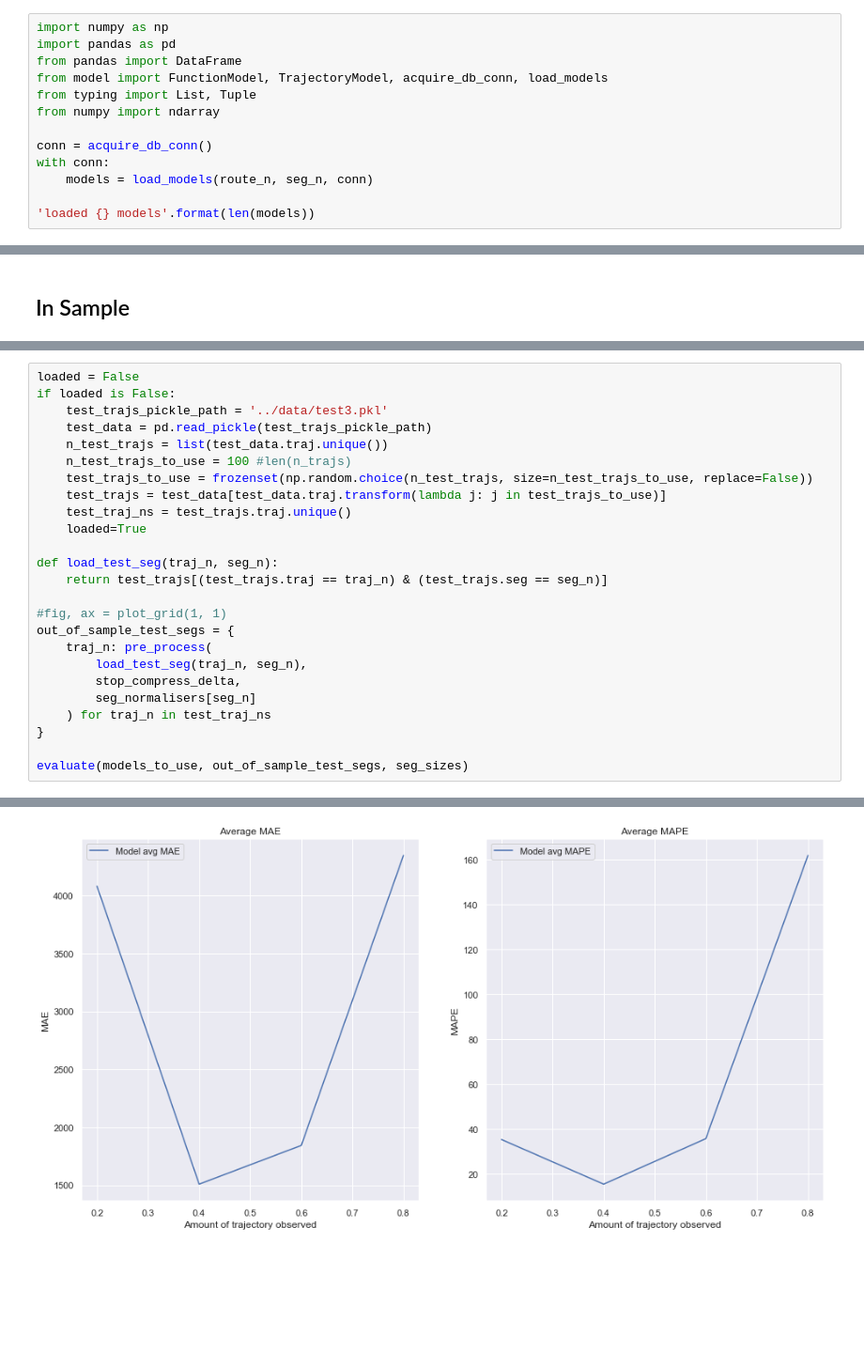
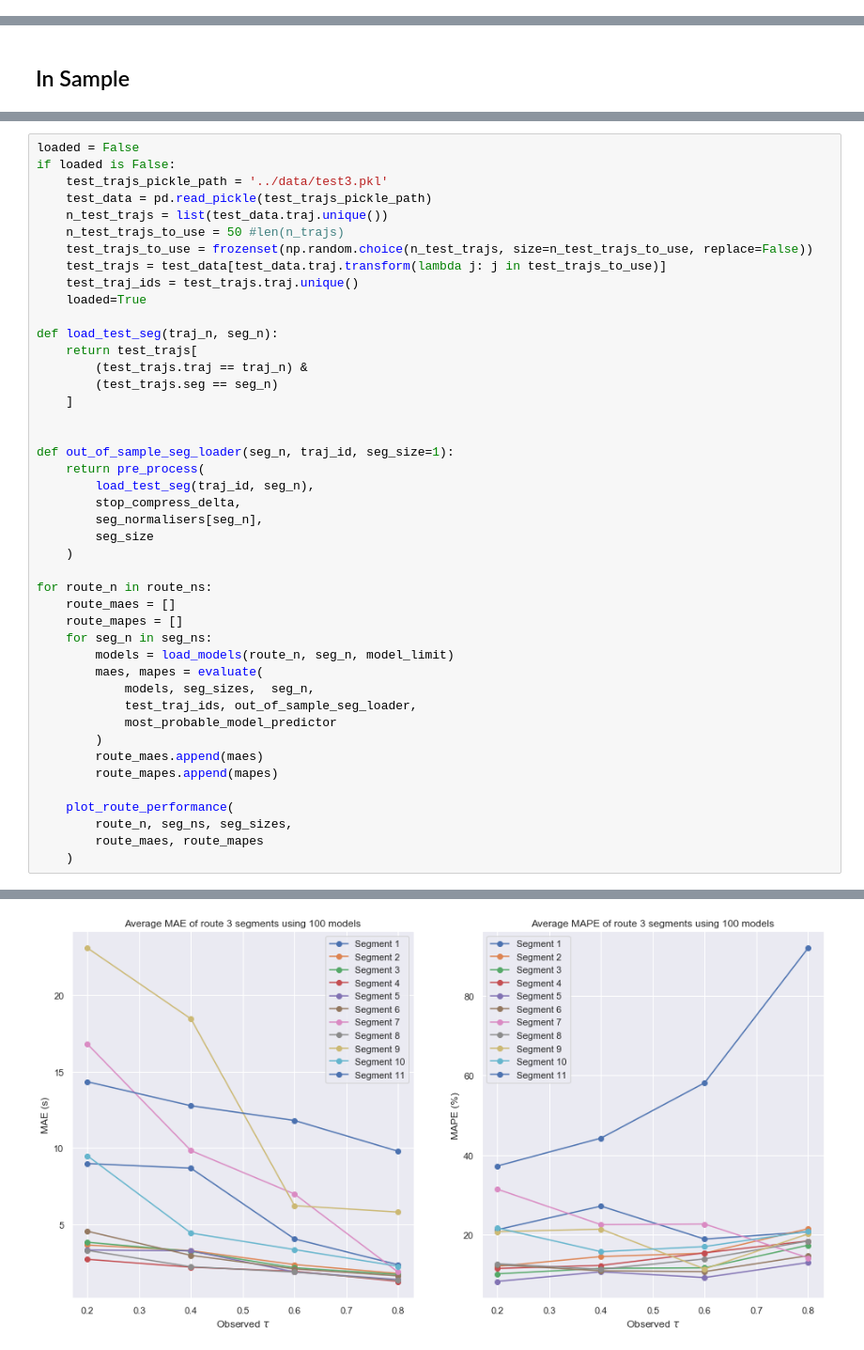
Before and after one commit to SebastianCallh/master-thesis, a Jupyter notebook: model/model.ipynb, the cells around one changed output, grey strips where cells are left out. Shown at 94% size. Cells and saved outputs as stored; diff of their text form; blank space fills up the shorter version.

```diff
--- a/model/model.ipynb
+++ b/model/model.ipynb
@@ -353,15 +241,2 @@ KeyboardInterrupt:
 # %% [markdown]
 ## Load many models
-# %%
-import numpy as np
-import pandas as pd
-from pandas import DataFrame
-from model import FunctionModel, TrajectoryModel, acquire_db_conn, load_models
-from typing import List, Tuple
-from numpy import ndarray
-
-conn = acquire_db_conn()
-with conn:
-    models = load_models(route_n, seg_n, conn)
-
-'loaded {} models'.format(len(models))
@@ -716,23 +579,42 @@ if loaded is False:
     test_trajs_pickle_path = '../data/test3.pkl'
     test_data = pd.read_pickle(test_trajs_pickle_path)
     n_test_trajs = list(test_data.traj.unique())
-    n_test_trajs_to_use = 100 #len(n_trajs)
+    n_test_trajs_to_use = 50 #len(n_trajs)
     test_trajs_to_use = frozenset(np.random.choice(n_test_trajs, size=n_test_trajs_to_use, replace=False))
     test_trajs = test_data[test_data.traj.transform(lambda j: j in test_trajs_to_use)]
-    test_traj_ns = test_trajs.traj.unique()
+    test_traj_ids = test_trajs.traj.unique()
     loaded=True
 
 def load_test_seg(traj_n, seg_n):
-    return test_trajs[(test_trajs.traj == traj_n) & (test_trajs.seg == seg_n)]
+    return test_trajs[
+        (test_trajs.traj == traj_n) &
+        (test_trajs.seg == seg_n)
+    ]
 
-#fig, ax = plot_grid(1, 1)
-out_of_sample_test_segs = {
-    traj_n: pre_process(
-        load_test_seg(traj_n, seg_n),
+
+def out_of_sample_seg_loader(seg_n, traj_id, seg_size=1):
+    return pre_process(
+        load_test_seg(traj_id, seg_n),
         stop_compress_delta,
-        seg_normalisers[seg_n]
-    ) for traj_n in test_traj_ns
-}
+        seg_normalisers[seg_n],
+        seg_size
+    )
 
-evaluate(models_to_use, out_of_sample_test_segs, seg_sizes)
+for route_n in route_ns:
+    route_maes = []
+    route_mapes = []
+    for seg_n in seg_ns:
+        models = load_models(route_n, seg_n, model_limit)
+        maes, mapes = evaluate(
+            models, seg_sizes,  seg_n,
+            test_traj_ids, out_of_sample_seg_loader,
+            most_probable_model_predictor
+        )
+        route_maes.append(maes)
+        route_mapes.append(mapes)
+
+    plot_route_performance(
+        route_n, seg_ns, seg_sizes,
+        route_maes, route_mapes
+    )
 # %% [output]
@@ -756 +632 @@ Done seg 99 of 100
-[figure, old version]
+[figure, new version]
```
Also changed, not shown: parts of 32 cells of this notebook, 29 other files.
